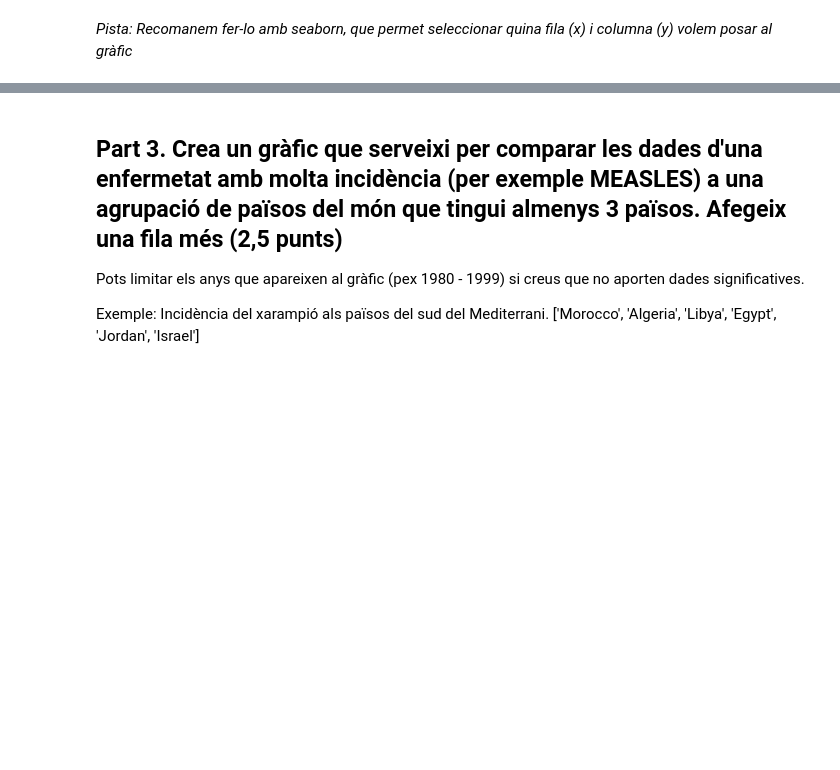
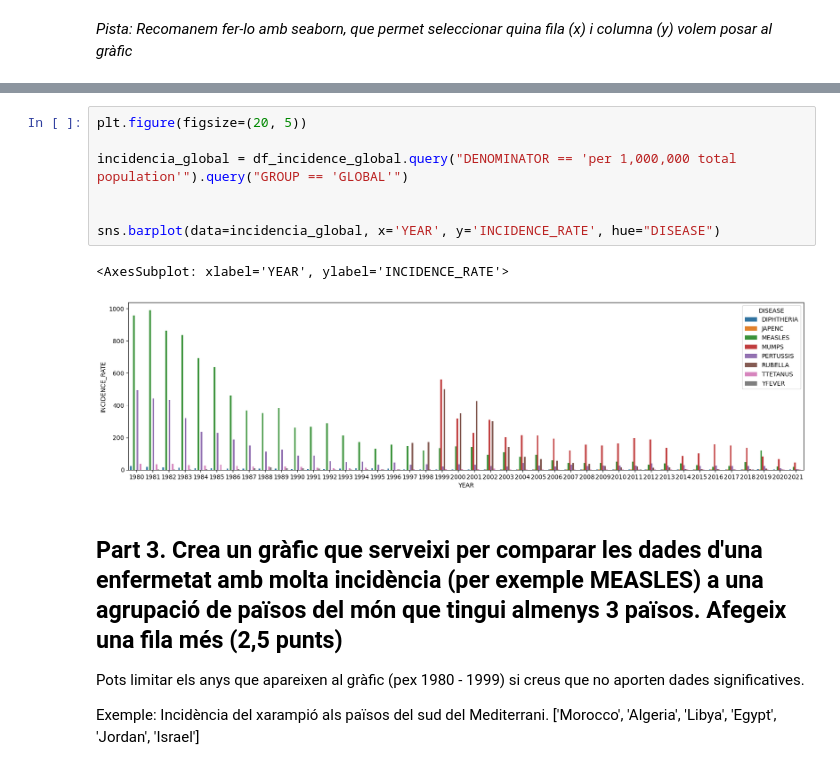
Before and after one commit to dchorn/Grado-DawBio, a Jupyter notebook: Python/Python/dawbio2/examenEstadistica/m14-uf1-pe2-exam.ipynb, the cells around one changed output, grey strips where cells are left out. Drawn from its saved outputs; the diff is of its cells as text; blank space fills up the shorter version.

```diff
--- a/Python/Python/dawbio2/examenEstadistica/m14-uf1-pe2-exam.ipynb
+++ b/Python/Python/dawbio2/examenEstadistica/m14-uf1-pe2-exam.ipynb
@@ -116,3 +238,13 @@ Hi ha 3 tipus de GROUP: COUNTRIES, GLOBAL i WHO_REGIONS.
+# %%
+plt.figure(figsize=(20, 5))
+
+incidencia_global = df_incidence_global.query("DENOMINATOR == 'per 1,000,000 total population'").query("GROUP == 'GLOBAL'")
+
+
+sns.barplot(data=incidencia_global, x='YEAR', y='INCIDENCE_RATE', hue="DISEASE")
+# %% [output]
+<AxesSubplot: xlabel='YEAR', ylabel='INCIDENCE_RATE'>
+[figure, added]
 # %% [markdown]
 ## Part 3. Crea un gràfic que serveixi per comparar les dades d'una enfermetat amb molta incidència (per exemple MEASLES) a una agrupació de països del món que tingui almenys 3 països. Afegeix una fila més (2,5 punts)
 
```
Also changed, not shown: parts of 19 cells of this notebook, 7 other files.
